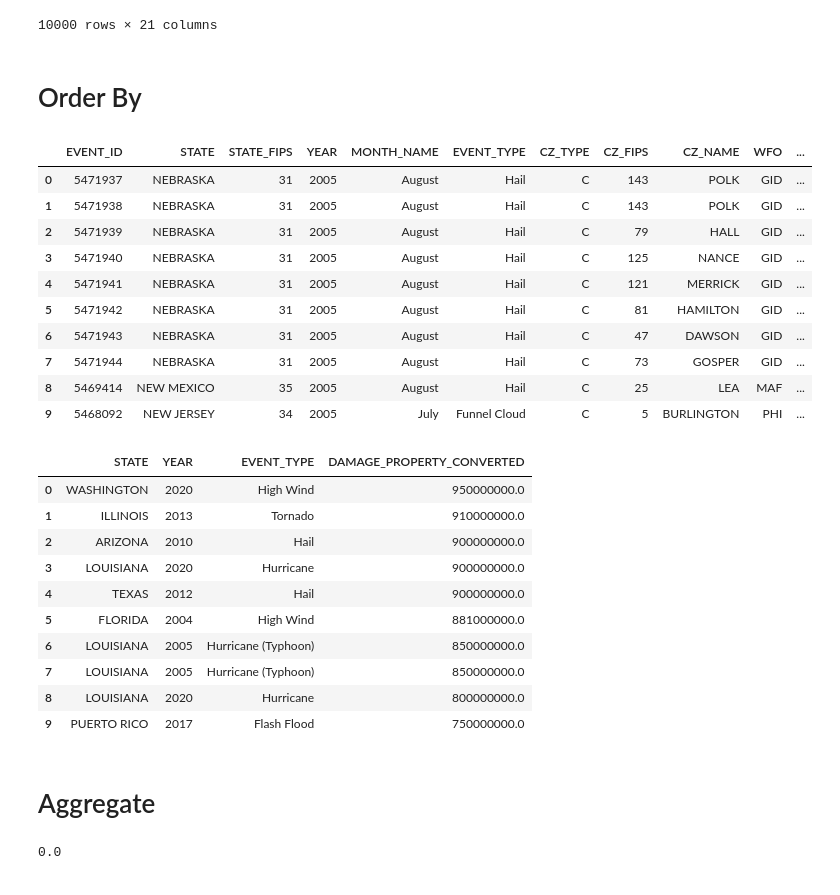
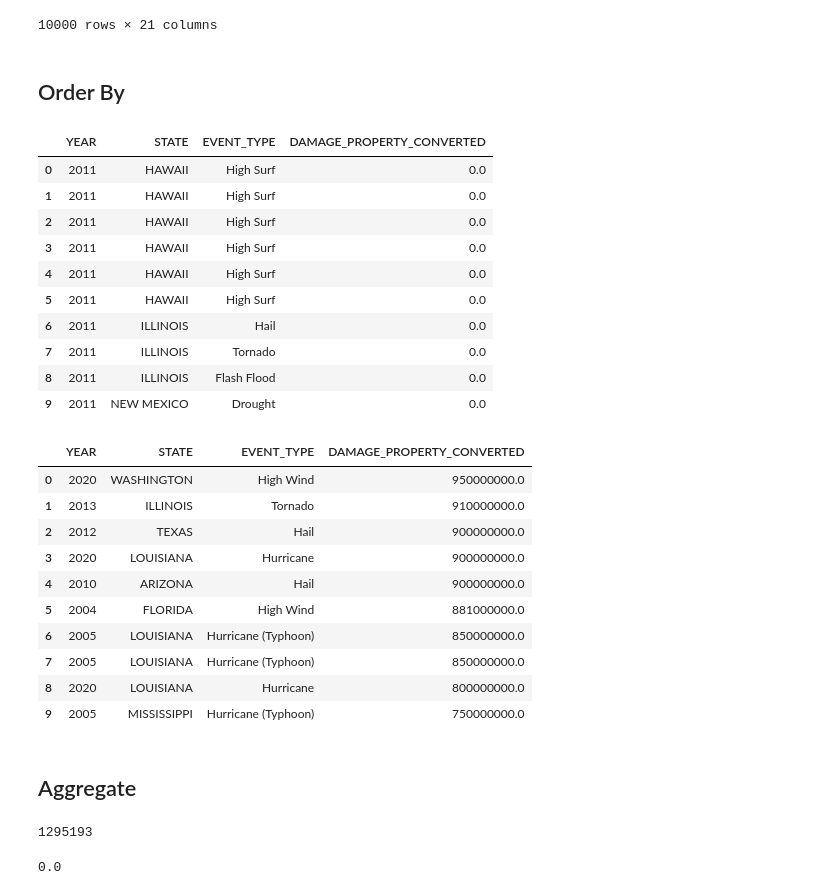
Before and after one commit to mebauer/ibis-basics, a Jupyter notebook: ibis-basics.ipynb, the cells around one changed output. Cells and saved outputs as stored; diff of their text form; code cells hidden in the pictures.

```diff
--- a/ibis-basics.ipynb
+++ b/ibis-basics.ipynb
@@ -39,6 +25,6 @@ con.sql("SELECT COUNT(*) AS count_rows FROM storm_events").show()
 # %%
 # reconnect to the persisted database called storm-events
-con = ibis.duckdb.connect("storm-events.db")
+con = ibis.duckdb.connect("data/storm-events.db")
 
 type(con)
 # %% [output]
@@ -295,44 +313,57 @@ storm_events.mutate(
 | 9999 | 10072836 | NEBRASKA | 31 | 1962 | May | Thunderstorm Wind | C | 29 | CHASE | None | ... |
 10000 rows × 21 columns
 # %% [markdown]
-# Order By
+## Order By
 # %%
 (storm_events
  .sort_by(storm_events.DAMAGE_PROPERTY_CONVERTED)
+ .select(
+    "YEAR",
+    "STATE",
+    "EVENT_TYPE",
+    "DAMAGE_PROPERTY_CONVERTED")
  .limit(10)
 )
 # %% [output]
-|  | EVENT_ID | STATE | STATE_FIPS | YEAR | MONTH_NAME | EVENT_TYPE | CZ_TYPE | CZ_FIPS | CZ_NAME | WFO | ... |
-| 0 | 5471937 | NEBRASKA | 31 | 2005 | August | Hail | C | 143 | POLK | GID | ... |
-| 1 | 5471938 | NEBRASKA | 31 | 2005 | August | Hail | C | 143 | POLK | GID | ... |
-| 2 | 5471939 | NEBRASKA | 31 | 2005 | August | Hail | C | 79 | HALL | GID | ... |
-| 3 | 5471940 | NEBRASKA | 31 | 2005 | August | Hail | C | 125 | NANCE | GID | ... |
-| 4 | 5471941 | NEBRASKA | 31 | 2005 | August | Hail | C | 121 | MERRICK | GID | ... |
-| 5 | 5471942 | NEBRASKA | 31 | 2005 | August | Hail | C | 81 | HAMILTON | GID | ... |
-| 6 | 5471943 | NEBRASKA | 31 | 2005 | August | Hail | C | 47 | DAWSON | GID | ... |
-| 7 | 5471944 | NEBRASKA | 31 | 2005 | August | Hail | C | 73 | GOSPER | GID | ... |
-| 8 | 5469414 | NEW MEXICO | 35 | 2005 | August | Hail | C | 25 | LEA | MAF | ... |
-| 9 | 5468092 | NEW JERSEY | 34 | 2005 | July | Funnel Cloud | C | 5 | BURLINGTON | PHI | ... |
+|  | YEAR | STATE | EVENT_TYPE | DAMAGE_PROPERTY_CONVERTED |
+| 0 | 2011 | HAWAII | High Surf | 0.0 |
+| 1 | 2011 | HAWAII | High Surf | 0.0 |
+| 2 | 2011 | HAWAII | High Surf | 0.0 |
+| 3 | 2011 | HAWAII | High Surf | 0.0 |
+| 4 | 2011 | HAWAII | High Surf | 0.0 |
+| 5 | 2011 | HAWAII | High Surf | 0.0 |
+| 6 | 2011 | ILLINOIS | Hail | 0.0 |
+| 7 | 2011 | ILLINOIS | Tornado | 0.0 |
+| 8 | 2011 | ILLINOIS | Flash Flood | 0.0 |
+| 9 | 2011 | NEW MEXICO | Drought | 0.0 |
 # %%
 (storm_events
  .sort_by(ibis.desc("DAMAGE_PROPERTY_CONVERTED"))
- .select("STATE", "YEAR", "EVENT_TYPE", "DAMAGE_PROPERTY_CONVERTED")
+ .select(
+    "YEAR",
+    "STATE",
+    "EVENT_TYPE",
+    "DAMAGE_PROPERTY_CONVERTED")
  .limit(10)
 )
 # %% [output]
-|  | STATE | YEAR | EVENT_TYPE | DAMAGE_PROPERTY_CONVERTED |
-| 0 | WASHINGTON | 2020 | High Wind | 950000000.0 |
-| 1 | ILLINOIS | 2013 | Tornado | 910000000.0 |
-| 2 | ARIZONA | 2010 | Hail | 900000000.0 |
-| 3 | LOUISIANA | 2020 | Hurricane | 900000000.0 |
-| 4 | TEXAS | 2012 | Hail | 900000000.0 |
-| 5 | FLORIDA | 2004 | High Wind | 881000000.0 |
-| 6 | LOUISIANA | 2005 | Hurricane (Typhoon) | 850000000.0 |
-| 7 | LOUISIANA | 2005 | Hurricane (Typhoon) | 850000000.0 |
-| 8 | LOUISIANA | 2020 | Hurricane | 800000000.0 |
-| 9 | PUERTO RICO | 2017 | Flash Flood | 750000000.0 |
+|  | YEAR | STATE | EVENT_TYPE | DAMAGE_PROPERTY_CONVERTED |
+| 0 | 2020 | WASHINGTON | High Wind | 950000000.0 |
+| 1 | 2013 | ILLINOIS | Tornado | 910000000.0 |
+| 2 | 2012 | TEXAS | Hail | 900000000.0 |
+| 3 | 2020 | LOUISIANA | Hurricane | 900000000.0 |
+| 4 | 2010 | ARIZONA | Hail | 900000000.0 |
+| 5 | 2004 | FLORIDA | High Wind | 881000000.0 |
+| 6 | 2005 | LOUISIANA | Hurricane (Typhoon) | 850000000.0 |
+| 7 | 2005 | LOUISIANA | Hurricane (Typhoon) | 850000000.0 |
+| 8 | 2020 | LOUISIANA | Hurricane | 800000000.0 |
+| 9 | 2005 | MISSISSIPPI | Hurricane (Typhoon) | 750000000.0 |
 # %% [markdown]
-# Aggregate
+## Aggregate
+# %%
+storm_events.count()
+# %% [output]
+1295193
 # %%
 storm_events.DAMAGE_PROPERTY_CONVERTED.min()
 # %% [output]
```
Also changed, not shown: parts of 47 cells of this notebook, 1 other file.
